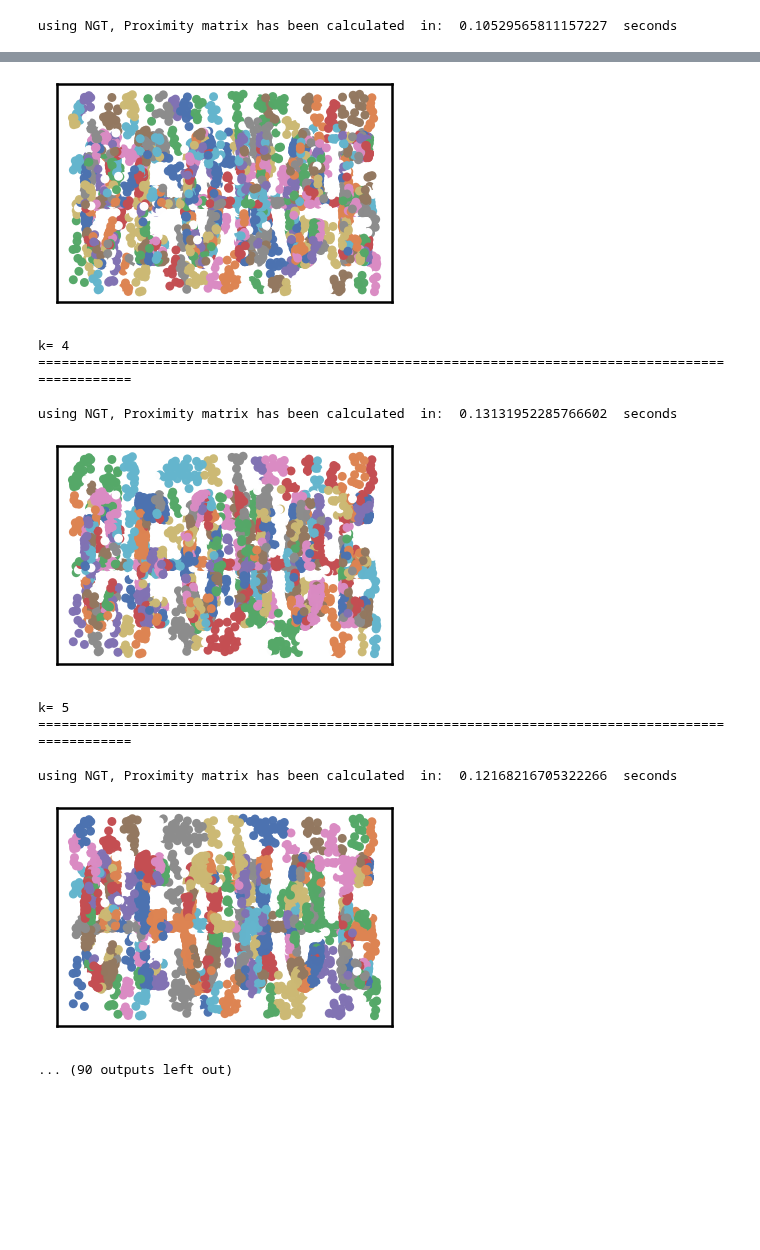
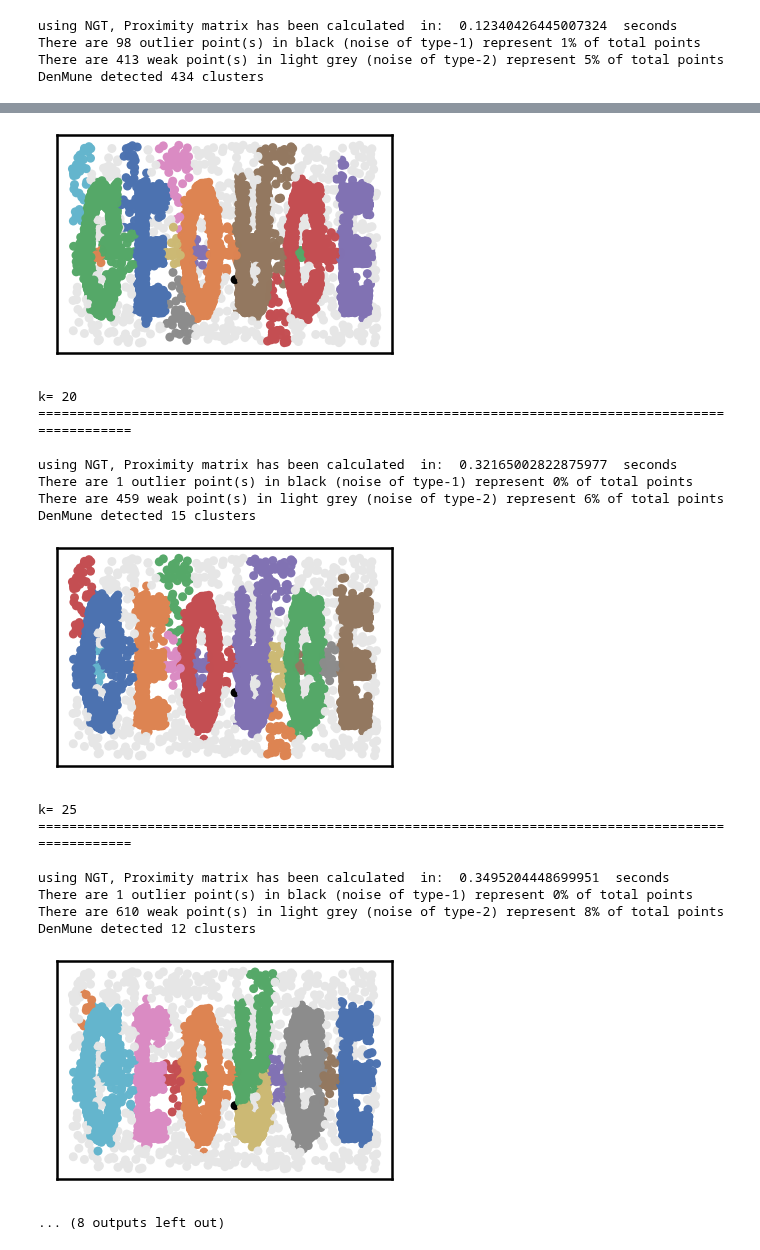
Before and after one commit to scikit-learn-contrib/denmune-clustering-algorithm, a Jupyter notebook: example_chameleon_ds2_dataset.ipynb, the cells around one changed output, grey strips where cells are left out. Saved outputs shown, nothing was run; the diff lists cells and outputs as text; code cells hidden in the pictures; blank space fills up the shorter version.

Commit message:
Let's start

```diff
--- a/example_chameleon_ds2_dataset.ipynb
+++ b/example_chameleon_ds2_dataset.ipynb
@@ -3,18 +4,32 @@ import time
 from denmune import DenMune
 # %%
-verpose_mode = True
+# Denmune's Paramaters
+# DenMune(dataset=dataset, k_nearest=n, data_path=data_path, verpose=verpose_mode, show_plot=show_plot, show_noise=show_noise)
 dataset = 'cham_02' # let us take Chameleon DS2 dataset as an example
-data_path = 'data/' #change it to whatever you put your data, set it to ''; so it will retrive from current folder
+verpose_mode = True # view in-depth analysis of time complexity and outlier detection, num of clusters
+data_path = 'data/' # change it to whatever you put your data, set it to ''; so it will retrive from current folder
+show_plot = True  # show plots on/off
+show_noise = True # show noise and outlier on/off
 
-start = step = 1
-end = max_knn  = 50
+# loop's parameters
+start = 5
+step = 5
+end=45
+
+data = genfromtxt(data_path + dataset + '.txt' , delimiter='\t')
 
 for n in range(start, end+1, step):
-    start = time.time()
-    py = DenMune(dataset=dataset, k_nearest=n, data_path=data_path, verpose=verpose_mode)
-    labels_true, labels_pred = py.output_Clusters()
-    end = time.time()
+    start_time = time.time()
+
+    dm = DenMune(dataset=dataset, k_nearest=n, data_path=data_path, verpose=verpose_mode, show_noise=show_noise)
+    labels_true, labels_pred = dm.output_Clusters()
+    dm.plot_clusters(data, labels_pred, show_noise=show_noise)
+
+    end_time = time.time()
 
     print('k=' , n, "=====" * 20 , '\n')
 # %% [output]
-using NGT, Proximity matrix has been calculated  in:  0.10529565811157227  seconds
+using NGT, Proximity matrix has been calculated  in:  0.12340426445007324  seconds
+There are 98 outlier point(s) in black (noise of type-1) represent 1% of total points
+There are 413 weak point(s) in light grey (noise of type-2) represent 5% of total points
+DenMune detected 434 clusters
@@ -33,10 +57,16 @@ using NGT, Proximity matrix has been calculated  in:  0.13686513900756836  secon
-[figure, old version]
+[figure, new version]
-k= 4 ====================================================================================================
+k= 20 ====================================================================================================
 
-using NGT, Proximity matrix has been calculated  in:  0.13131952285766602  seconds
+using NGT, Proximity matrix has been calculated  in:  0.32165002822875977  seconds
+There are 1 outlier point(s) in black (noise of type-1) represent 0% of total points
+There are 459 weak point(s) in light grey (noise of type-2) represent 6% of total points
+DenMune detected 15 clusters
-[figure, old version]
+[figure, new version]
-k= 5 ====================================================================================================
+k= 25 ====================================================================================================
 
-using NGT, Proximity matrix has been calculated  in:  0.12168216705322266  seconds
+using NGT, Proximity matrix has been calculated  in:  0.3495204448699951  seconds
+There are 1 outlier point(s) in black (noise of type-1) represent 0% of total points
+There are 610 weak point(s) in light grey (noise of type-2) represent 8% of total points
+DenMune detected 12 clusters
-[figure, old version]
+[figure, new version]
-... (90 outputs left out)
+... (8 outputs left out)
```
Also changed, not shown: parts of 2 cells of this notebook, 21 other files.
